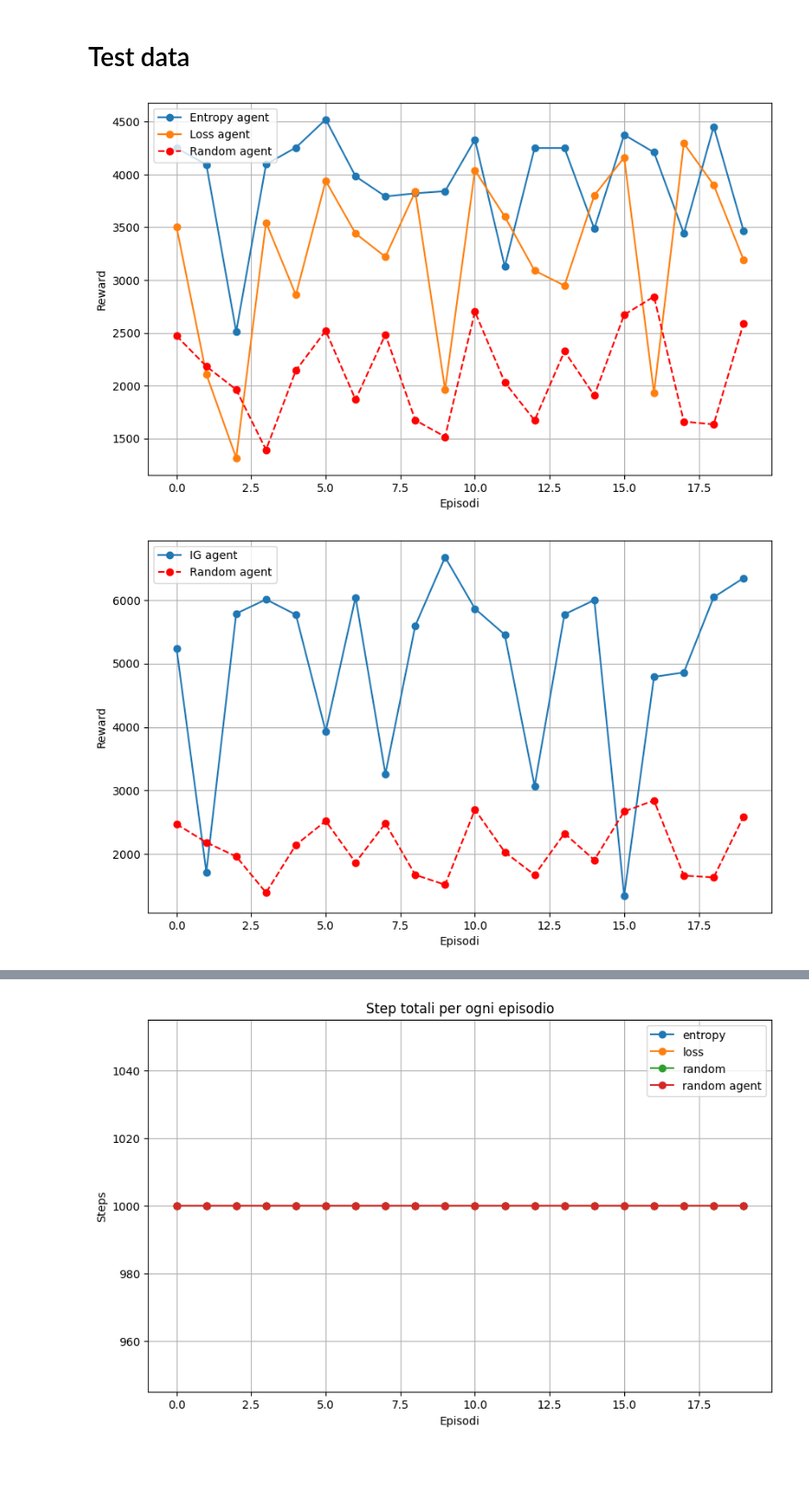
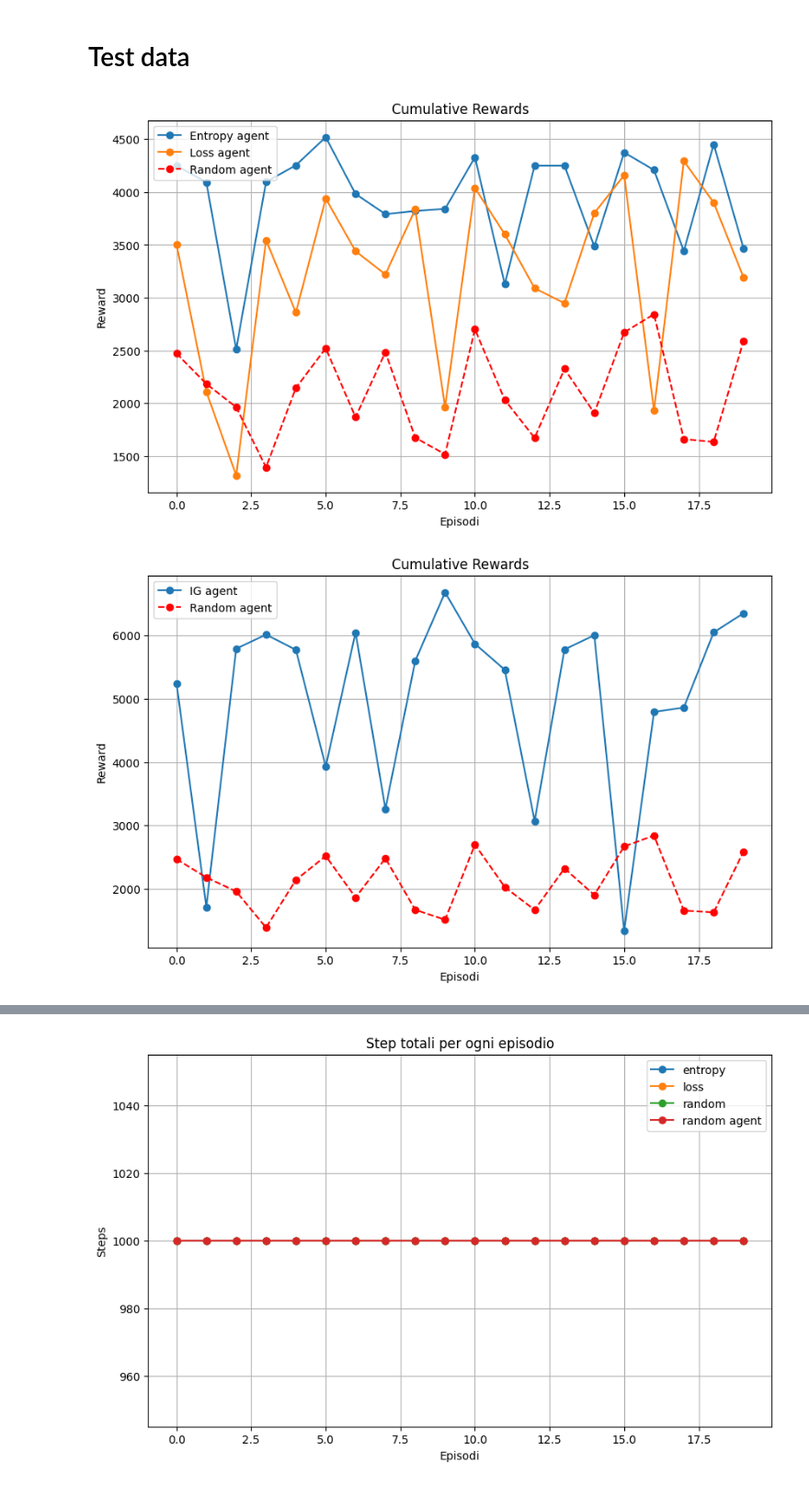
Before and after one commit to Emamasi-uni/explorationRL, a Jupyter notebook: results.ipynb, the cells around one changed output, grey strips where cells are left out. Shown at 92% size. Saved outputs shown, nothing was run; the diff lists cells and outputs as text; code cells hidden in the pictures; blank space fills up the shorter version.

Commit message:
add data results and refactoring

```diff
--- a/results.ipynb
+++ b/results.ipynb
@@ -121,34 +129,42 @@ plot_metrics(train_data_policy_ig_curriculum,
 # %% [markdown]
 # Test data
 # %%
-test_data_entropy = read_dict(file_path=f"./data/entropy/test_data_entropy.json")
-test_data_loss = read_dict(file_path=f"./data/loss/test_data_loss.json")
-test_data_random = read_dict(file_path=f"./data/random/test_data_random.json")
-test_data_ig_reward = read_dict(file_path=f"./data/ig_reward/test_data_ig_reward.json")
-test_data_ig_reward_curriculum = read_dict(file_path=f"./data/ig_reward_curriculum/test_data_ig_reward_curriculum.json")
+test_data_entropy = read_dict(file_path=f"./data/policy1_entropy/test_data_entropy.json")
+test_data_loss = read_dict(file_path=f"./data/policy1_loss/test_data_loss.json")
+test_data_random = read_dict(file_path=f"./data/policy1_random/test_data_random.json")
+test_data_ig_reward = read_dict(file_path=f"./data/policy2_ig_reward/test_data_ig_reward.json")
+test_data_ig_reward_curriculum = read_dict(file_path=f"./data/policy2_ig_reward_curriculum/test_data_ig_reward_curriculum.json")
 test_data_random_agent = read_dict(file_path=f"./data/random_agent/test_data_random_agent.json")
+test_data_no_train = read_dict(file_path=f"./data/no_train/test_data_no_train_2024-10-19_12-02-57.json")
 # %%
 test_data_policy_best_pov = [test_data_entropy['cumulative_rewards_per_run'], test_data_loss['cumulative_rewards_per_run'], test_data_random_agent['cumulative_rewards_per_run']]
 test_data_policy_ig = [test_data_ig_reward['cumulative_rewards_per_run'], test_data_random_agent['cumulative_rewards_per_run']]
 test_data_policy_ig_curriculum = [test_data_ig_reward_curriculum['cumulative_rewards_per_run'], test_data_random_agent['cumulative_rewards_per_run']]
+test_data_policy_no_train = [test_data_no_train['cumulative_rewards_per_run'], test_data_random_agent['cumulative_rewards_per_run']]
 
 plot_metrics(test_data_policy_best_pov,
-             #title="Cumulative Rewards",
+             title="Cumulative Rewards",
              ylabel="Reward",
              xlabel="Episodi",
              legend_labels=["Entropy agent", "Loss agent", "Random agent"])
 
 plot_metrics(test_data_policy_ig,
-             #title="Cumulative Rewards",
+             title="Cumulative Rewards",
              ylabel="Reward",
              xlabel="Episodi",
              legend_labels=["IG agent", "Random agent"])
 
 plot_metrics(test_data_policy_ig_curriculum,
-             #title="Cumulative Rewards",
+             title="Cumulative Rewards",
              ylabel="Reward",
              xlabel="Episodi",
              legend_labels=["IG curriculum agent", "Random agent"])
+
+plot_metrics(test_data_policy_no_train,
+                title="Cumulative Rewards",
+                ylabel="Reward",
+                xlabel="Episodi",
+                legend_labels=["No train agent", "Random agent"])
 # %% [output]
-[figure, old version]
+[figure, new version]
-[figure, old version]
+[figure, new version]
```
Also changed, not shown: parts of 8 cells of this notebook, 39 other files.
